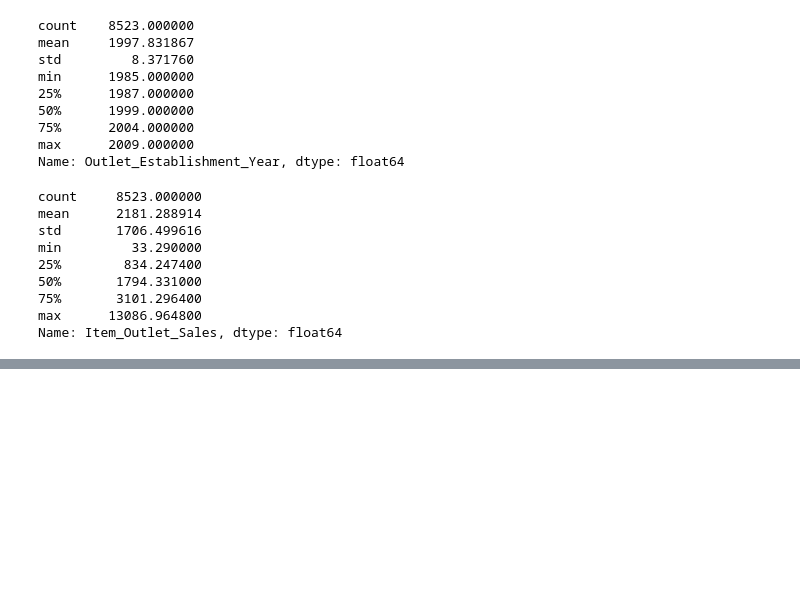
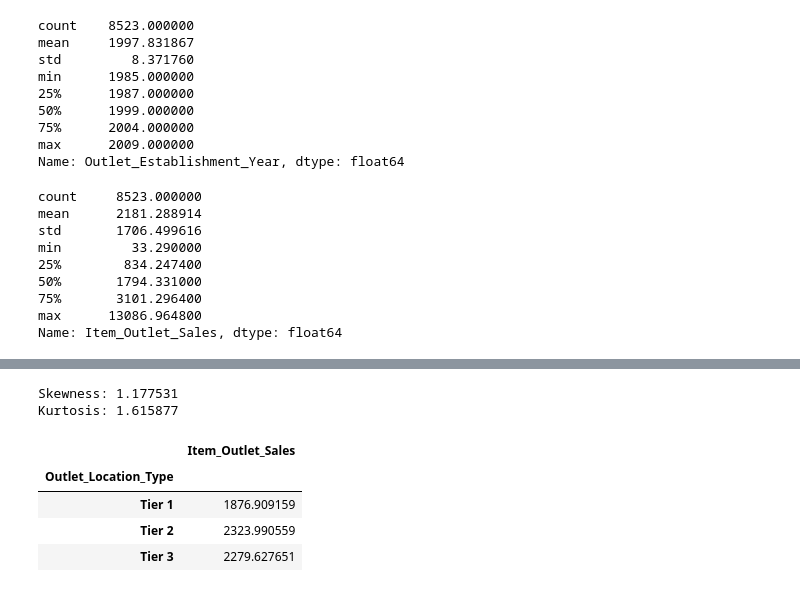
Before and after one commit to LuisaUpegui/sales_predictions-, a Jupyter notebook: sales_predictions.ipynb, the cells around one changed output, grey strips where cells are left out. Saved outputs shown, nothing was run; the diff lists cells and outputs as text; code cells hidden in the pictures; blank space fills up the shorter version.

```diff
--- a/sales_predictions.ipynb
+++ b/sales_predictions.ipynb
@@ -218,0 +251,9 @@ Name: Item_Outlet_Sales, dtype: float64
+# %%
+# Vamos a evaluar oblicuidad y kurtosis
+# Oblicuidad/Skewness >0 nos indica que esta esta sesgada a la izquierda, como lo podemos ver en la gráfica
+# Kurtosis: tiene un valor de 1.6 nos indica que es una grafica platicurtica (achatada)
+print('Skewness: %f'% df.Item_Outlet_Sales.skew())
+print('Kurtosis: %f'% df.Item_Outlet_Sales.kurt())
+# %% [output]
+Skewness: 1.177531
+Kurtosis: 1.615877
@@ -218,0 +263,10 @@ Name: Item_Outlet_Sales, dtype: float64
+# %%
+Outlet_Loc = pd.pivot_table(df, values= 'Item_Outlet_Sales', index= 'Outlet_Location_Type', aggfunc="mean")
+# %%
+Outlet_Loc
+# %% [output]
+|  | Item_Outlet_Sales |
+| Outlet_Location_Type |  |
+| Tier 1 | 1876.909159 |
+| Tier 2 | 2323.990559 |
+| Tier 3 | 2279.627651 |
```
Also changed, not shown: parts of 18 cells of this notebook.
